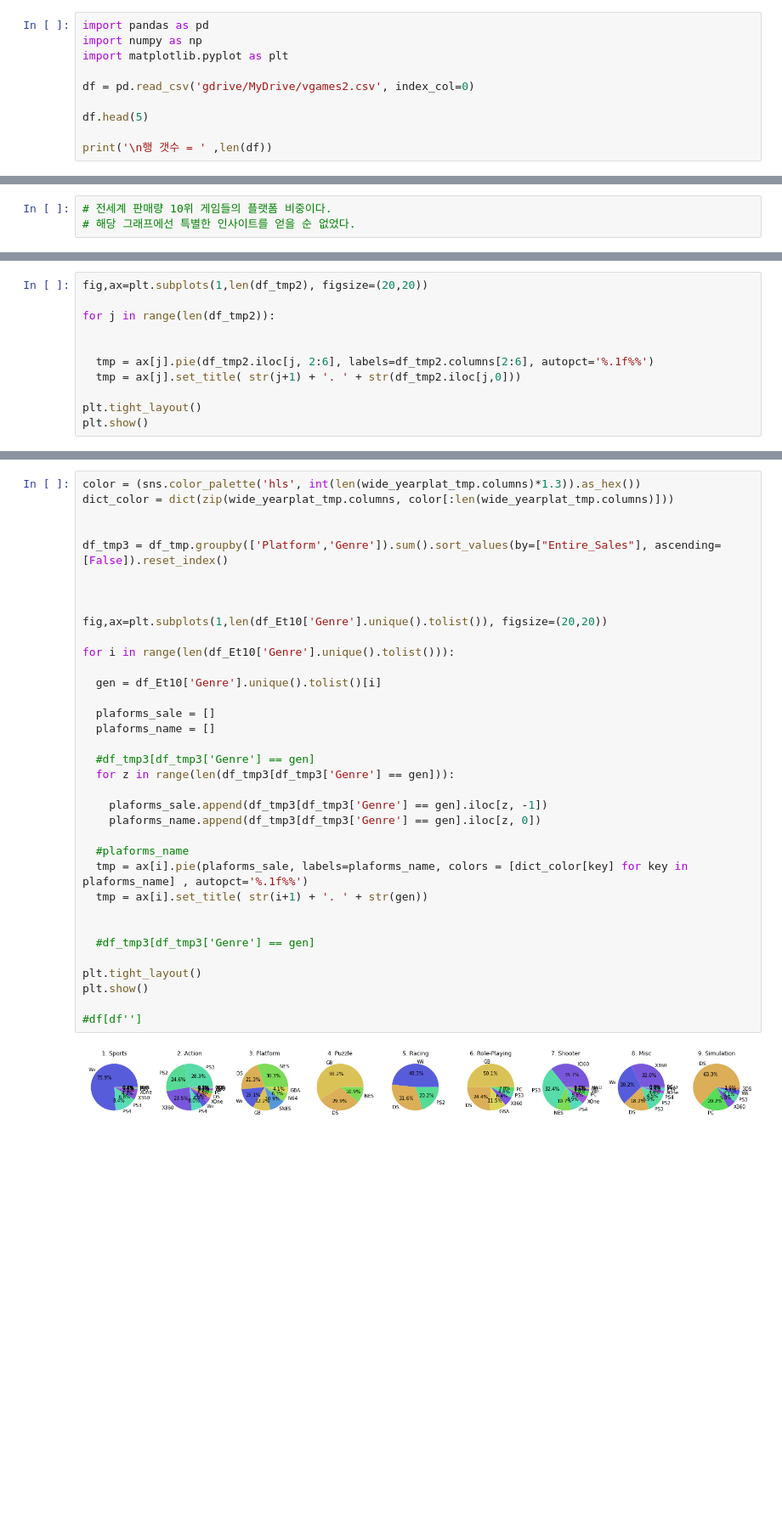
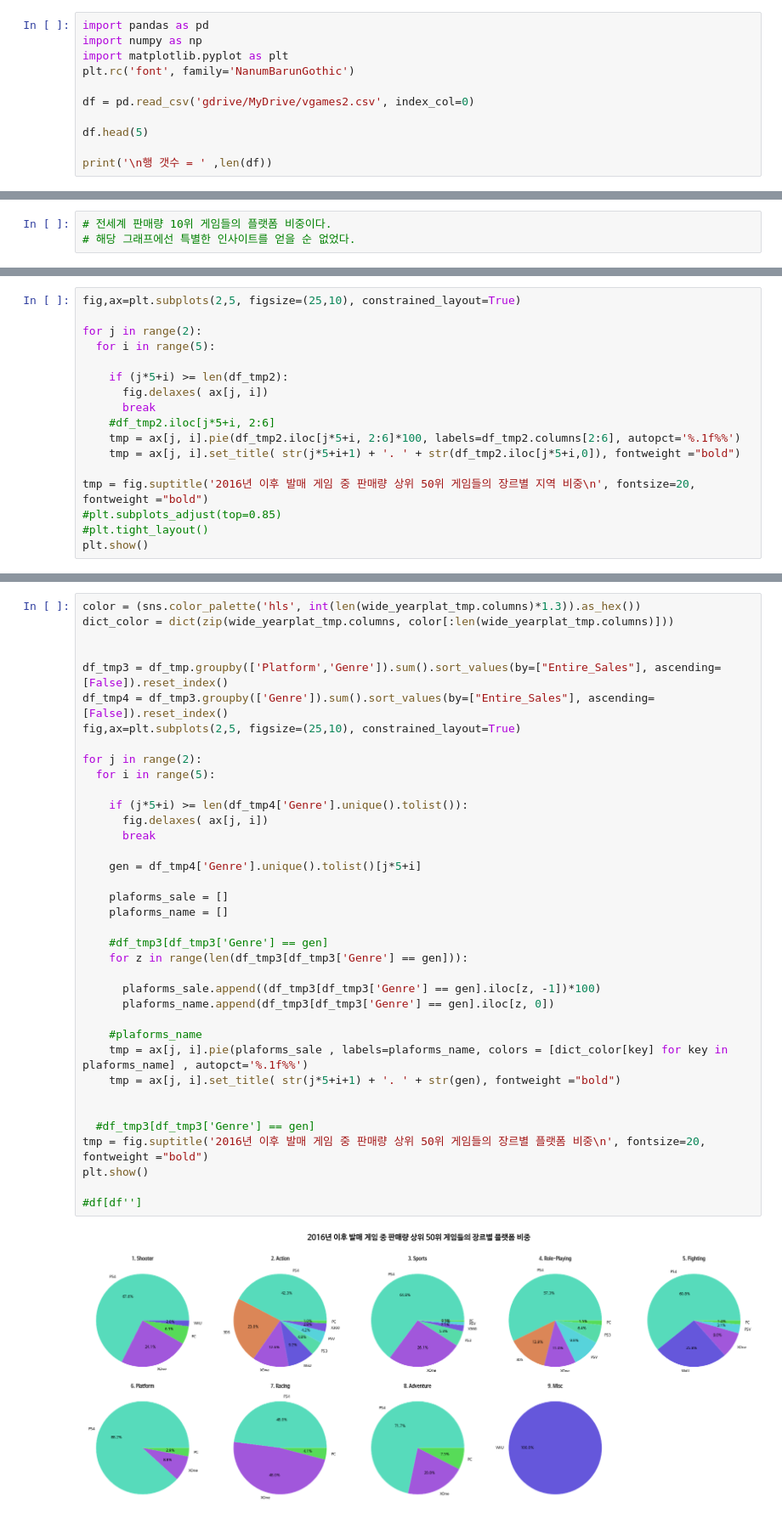
Before and after one commit to bhkwon89/Section1_project, a Jupyter notebook: Section1_Project.ipynb, the cells around one changed output, grey strips where cells are left out. Shown at 85% size. Cells and saved outputs as stored; diff of their text form; blank space fills up the shorter version.

```diff
--- a/Section1_Project.ipynb
+++ b/Section1_Project.ipynb
@@ -19,6 +41,7 @@ InteractiveShell.ast_node_interactivity = "all"
 import pandas as pd
 import numpy as np
 import matplotlib.pyplot as plt
+plt.rc('font', family='NanumBarunGothic')
 
 df = pd.read_csv('gdrive/MyDrive/vgames2.csv', index_col=0)
 
@@ -905,12 +934,18 @@ See the caveats in the documentation: https://pandas.pydata.org/pandas-docs/stab
 # %%
-fig,ax=plt.subplots(1,len(df_tmp2), figsize=(20,20))
+fig,ax=plt.subplots(2,5, figsize=(25,10), constrained_layout=True)
 
-for j in range(len(df_tmp2)):
+for j in range(2):
+  for i in range(5):
 
+    if (j*5+i) >= len(df_tmp2):
+      fig.delaxes( ax[j, i])
+      break
+    #df_tmp2.iloc[j*5+i, 2:6]
+    tmp = ax[j, i].pie(df_tmp2.iloc[j*5+i, 2:6]*100, labels=df_tmp2.columns[2:6], autopct='%.1f%%')
+    tmp = ax[j, i].set_title( str(j*5+i+1) + '. ' + str(df_tmp2.iloc[j*5+i,0]), fontweight ="bold")
 
-  tmp = ax[j].pie(df_tmp2.iloc[j, 2:6], labels=df_tmp2.columns[2:6], autopct='%.1f%%')
-  tmp = ax[j].set_title( str(j+1) + '. ' + str(df_tmp2.iloc[j,0]))
-
-plt.tight_layout()
+tmp = fig.suptitle('2016년 이후 발매 게임 중 판매량 상위 50위 게임들의 장르별 지역 비중\n', fontsize=20, fontweight ="bold")
+#plt.subplots_adjust(top=0.85)
+#plt.tight_layout()
 plt.show()
 # %% [output]
@@ -918,37 +953,39 @@ plt.show()
 # %%
 color = (sns.color_palette('hls', int(len(wide_yearplat_tmp.columns)*1.3)).as_hex())
 dict_color = dict(zip(wide_yearplat_tmp.columns, color[:len(wide_yearplat_tmp.columns)]))
 
 
 df_tmp3 = df_tmp.groupby(['Platform','Genre']).sum().sort_values(by=["Entire_Sales"], ascending=[False]).reset_index()
+df_tmp4 = df_tmp3.groupby(['Genre']).sum().sort_values(by=["Entire_Sales"], ascending=[False]).reset_index()
+fig,ax=plt.subplots(2,5, figsize=(25,10), constrained_layout=True)
 
+for j in range(2):
+  for i in range(5):
 
+    if (j*5+i) >= len(df_tmp4['Genre'].unique().tolist()):
+      fig.delaxes( ax[j, i])
+      break
 
-fig,ax=plt.subplots(1,len(df_Et10['Genre'].unique().tolist()), figsize=(20,20))
+    gen = df_tmp4['Genre'].unique().tolist()[j*5+i]
 
-for i in range(len(df_Et10['Genre'].unique().tolist())):
+    plaforms_sale = []
+    plaforms_name = []
 
-  gen = df_Et10['Genre'].unique().tolist()[i]
+    #df_tmp3[df_tmp3['Genre'] == gen]
+    for z in range(len(df_tmp3[df_tmp3['Genre'] == gen])):
 
-  plaforms_sale = []
-  plaforms_name = []
+      plaforms_sale.append((df_tmp3[df_tmp3['Genre'] == gen].iloc[z, -1])*100)
+      plaforms_name.append(df_tmp3[df_tmp3['Genre'] == gen].iloc[z, 0])
 
-  #df_tmp3[df_tmp3['Genre'] == gen]
-  for z in range(len(df_tmp3[df_tmp3['Genre'] == gen])):
-
-    plaforms_sale.append(df_tmp3[df_tmp3['Genre'] == gen].iloc[z, -1])
-    plaforms_name.append(df_tmp3[df_tmp3['Genre'] == gen].iloc[z, 0])
-
-  #plaforms_name
-  tmp = ax[i].pie(plaforms_sale, labels=plaforms_name, colors = [dict_color[key] for key in plaforms_name] , autopct='%.1f%%')
-  tmp = ax[i].set_title( str(i+1) + '. ' + str(gen))
+    #plaforms_name
+    tmp = ax[j, i].pie(plaforms_sale , labels=plaforms_name, colors = [dict_color[key] for key in plaforms_name] , autopct='%.1f%%')
+    tmp = ax[j, i].set_title( str(j*5+i+1) + '. ' + str(gen), fontweight ="bold")
 
 
   #df_tmp3[df_tmp3['Genre'] == gen]
-
-plt.tight_layout()
+tmp = fig.suptitle('2016년 이후 발매 게임 중 판매량 상위 50위 게임들의 장르별 플랫폼 비중\n', fontsize=20, fontweight ="bold")
 plt.show()
 
 #df[df'']
 # %% [output]
-[figure, old version]
+[figure, new version]
```
Also changed, not shown: parts of 25 cells of this notebook.
